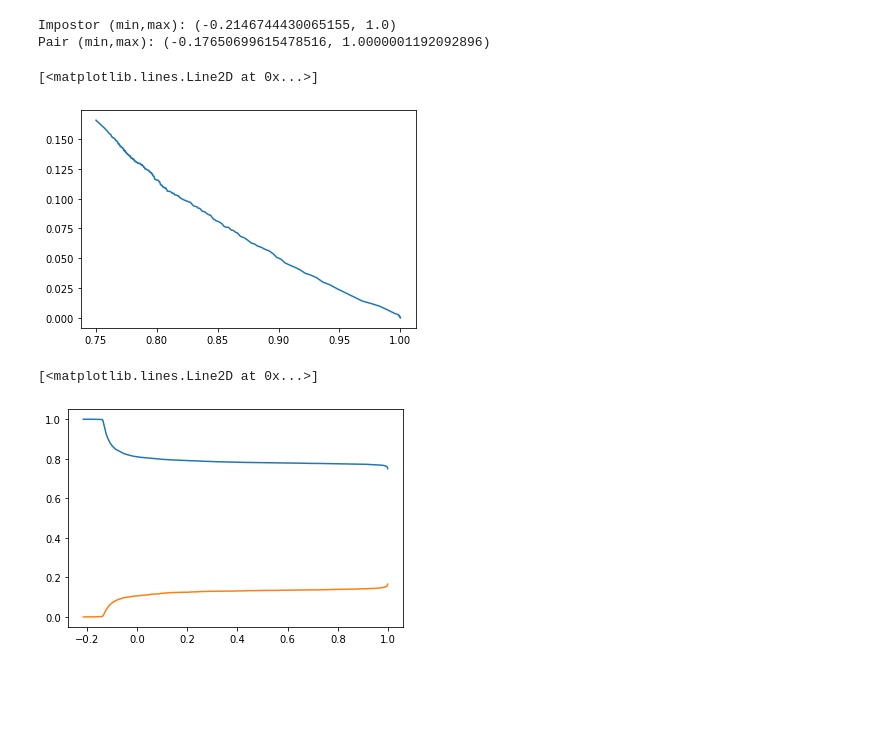
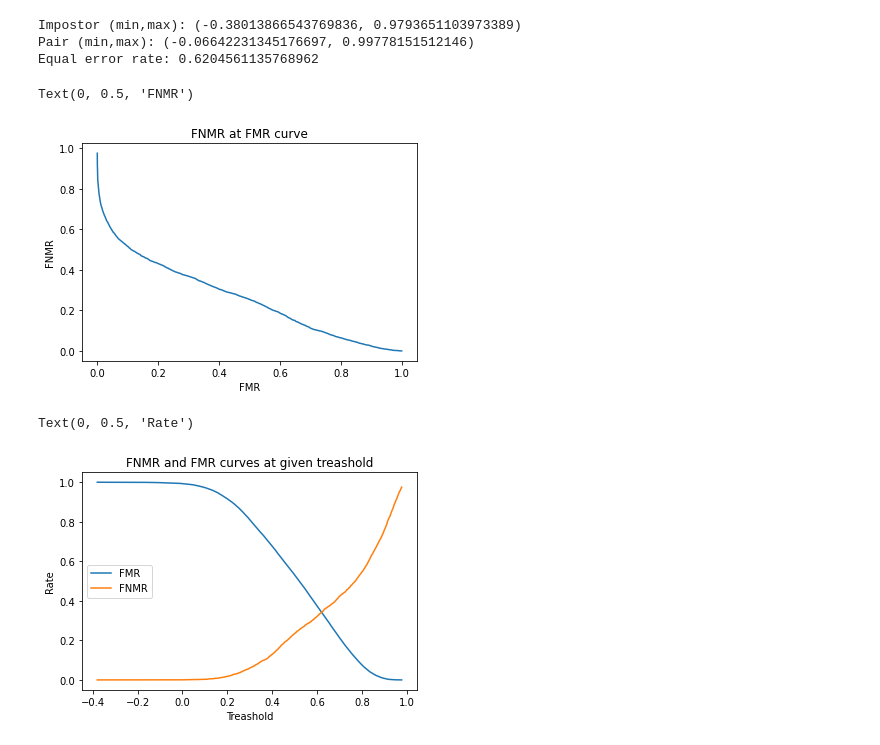
Before and after one commit to marekkles/DP, a Jupyter notebook: performance.ipynb, the cells around one changed output. Drawn from its saved outputs; the diff is of its cells as text; code cells hidden in the pictures; blank space fills up the shorter version.

```diff
--- a/performance.ipynb
+++ b/performance.ipynb
@@ -4,7 +4,7 @@ import os
 import numpy as np
 import matplotlib.pyplot as plt
 # %%
-evaluation_path = os.path.join("..","evaluation","iresnet50_eval2.pth")
+evaluation_path = os.path.join("..","evaluation","iresnet50_eval3.pth")
 # %%
 evaluation = torch.load(evaluation_path,map_location=torch.device('cpu') )
 # %%
@@ -15,8 +15,8 @@ def get_roc(impostor_scores_dict: dict, pair_scores_dict: dict, number_of_points
     max_score = min(impostor.max(), pair.max())
     print(f"Impostor (min,max): ({impostor.min()}, {impostor.max()})")
     print(f"Pair (min,max): ({pair.min()}, {pair.max()})")
-    impostor_hist = np.histogram(impostor,density=True)
-    pair_hist = np.histogram(pair,density=True)
+    impostor_hist = np.histogram(impostor,25,density=True)
+    pair_hist = np.histogram(pair,25,density=True)
 
     t_range = np.arange(min_score, max_score, (max_score - min_score)/number_of_points)
     fmr_fnmr = []
@@ -24,5 +24,9 @@ def get_roc(impostor_scores_dict: dict, pair_scores_dict: dict, number_of_points
         fmr = np.average(impostor >= t)
         fnmr = np.average(pair <= t)
         fmr_fnmr.append((fmr, fnmr))
-    return np.array(fmr_fnmr), t_range, impostor_hist, pair_hist
+    fmr_fnmr = np.array(fmr_fnmr)
+    i = (np.abs(fmr_fnmr[:,0] - fmr_fnmr[:,1])).argmin()
+    eer = t_range[i]
+    print(f"Equal error rate: {eer}")
+    return fmr_fnmr, eer, t_range, impostor_hist, pair_hist
 # %%
@@ -45,18 +50,26 @@ def get_fnmr_at_irr(quality_score_dict, impostor_scores_dict: dict, pair_scores_
         irr_fnmr.append((irr, fnmr))
     return np.array(irr_fnmr)
 # %%
-fmr_at_fnmr, t_range, impostor_hist, pair_hist = get_roc(evaluation['impostor_scores']['cosine'], evaluation['pair_scores']['cosine'])
+fmr_at_fnmr, eer, t_range, impostor_hist, pair_hist = get_roc(evaluation['impostor_scores']['cosine'], evaluation['pair_scores']['cosine'])
 # %% [output]
-Impostor (min,max): (-0.2146744430065155, 1.0)
-Pair (min,max): (-0.17650699615478516, 1.0000001192092896)
+Impostor (min,max): (-0.38013866543769836, 0.9793651103973389)
+Pair (min,max): (-0.06642231345176697, 0.99778151512146)
+Equal error rate: 0.6204561135768962
 # %%
 plt.plot(fmr_at_fnmr[:,0],fmr_at_fnmr[:,1])
+plt.title("FNMR at FMR curve")
+plt.xlabel("FMR")
+plt.ylabel("FNMR")
 # %% [output]
-[<matplotlib.lines.Line2D at 0x...>]
+Text(0, 0.5, 'FNMR')
-[figure, old version]
+[figure, new version]
 # %%
-plt.plot(t_range, fmr_at_fnmr[:,0])
-plt.plot(t_range, fmr_at_fnmr[:,1])
+plt.plot(t_range, fmr_at_fnmr[:,0], label="FMR")
+plt.plot(t_range, fmr_at_fnmr[:,1], label="FNMR")
+plt.legend()
+plt.title("FNMR and FMR curves at given treashold")
+plt.xlabel("Treashold")
+plt.ylabel("Rate")
 # %% [output]
-[<matplotlib.lines.Line2D at 0x...>]
+Text(0, 0.5, 'Rate')
-[figure, old version]
+[figure, new version]
```
Also changed, not shown: parts of 3 cells of this notebook, 2 other files.
